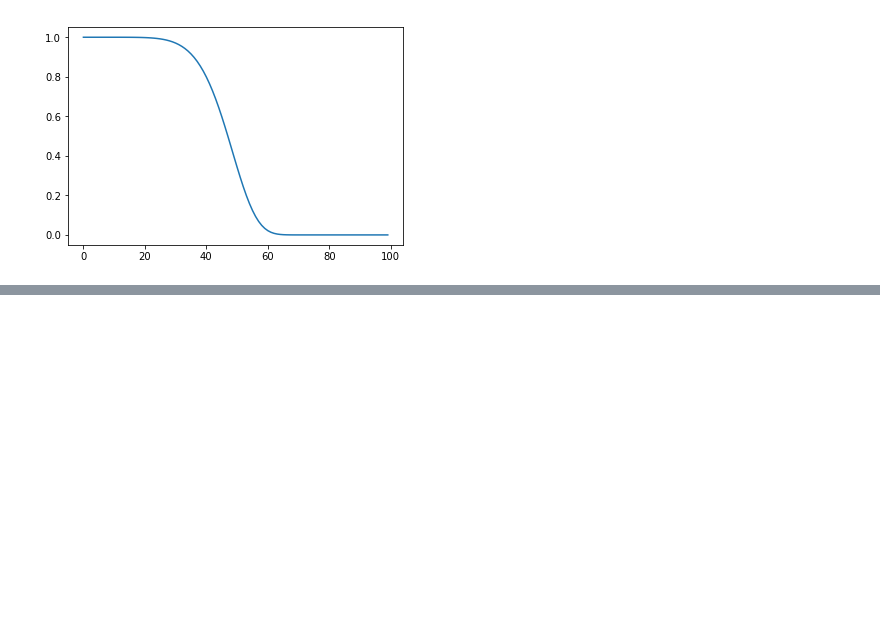
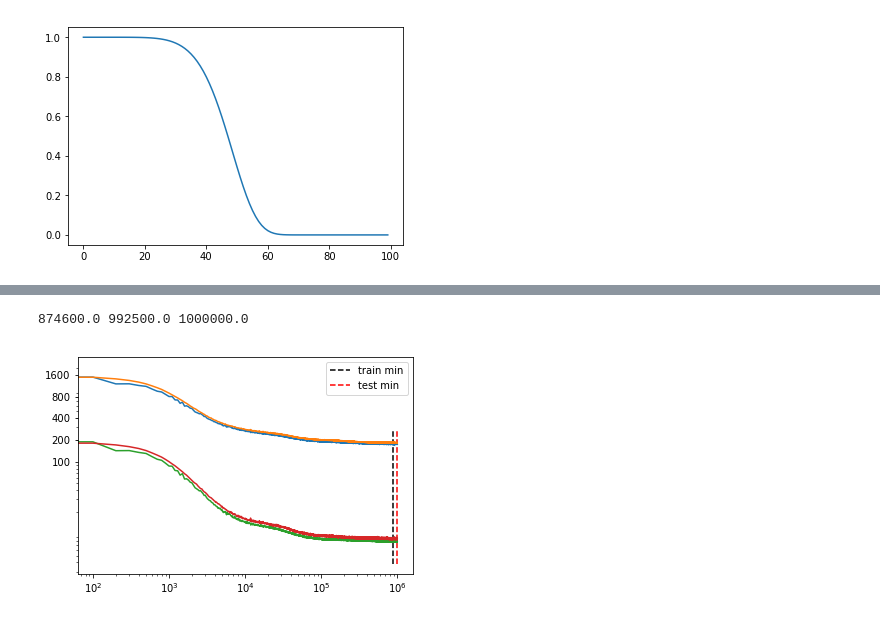
Before and after one commit to gbarello/SVAE, a Jupyter notebook: Untitled.ipynb, the cells around one changed output, grey strips where cells are left out. Cells and saved outputs as stored; diff of their text form; code cells hidden in the pictures; blank space fills up the shorter version.

```diff
--- a/Untitled.ipynb
+++ b/Untitled.ipynb
@@ -213,0 +230,36 @@ sess.close()
+# %%
+import numpy as np
+import my_modules.utilities as util
+import matplotlib.pyplot as plt
+
+log = np.array(util.read_csv("./model_output/exp_1_1/logfile.csv",header = True))
+# %%
+a = np.array([[float(x) for x in l] for l in log[1:]])
+
+l1 = a[np.argmin(a[:,1]),0]
+l2 = a[np.argmin(a[:,3]),0]
+
+print(l1,l2,a[-1,0])
+
+low = np.min(a[:,[2,4]])
+hig = np.max(a[:,[2,4]])
+
+plt.plot([l1,l1],[low/2,hig],"k--",label = "train min")
+plt.plot([l2,l2],[low/2,hig],"r--",label = "test min")
+
+plt.plot(a[:,0],a[:,1])
+plt.plot(a[:,0],a[:,3])
+
+plt.plot(a[:,0],a[:,2])
+plt.plot(a[:,0],a[:,4])
+
+plt.yticks([10,20,40,80,160],[10,20,40,80,160])
+plt.xscale("log")
+plt.yscale("log")
+plt.legend()
+plt.yticks([100,200,400,800,1600],[100,200,400,800,1600])
+
+plt.show()
+# %% [output]
+874600.0 992500.0 1000000.0
+[figure, added]
```
Also changed, not shown: parts of 17 cells of this notebook, 10 other files.
